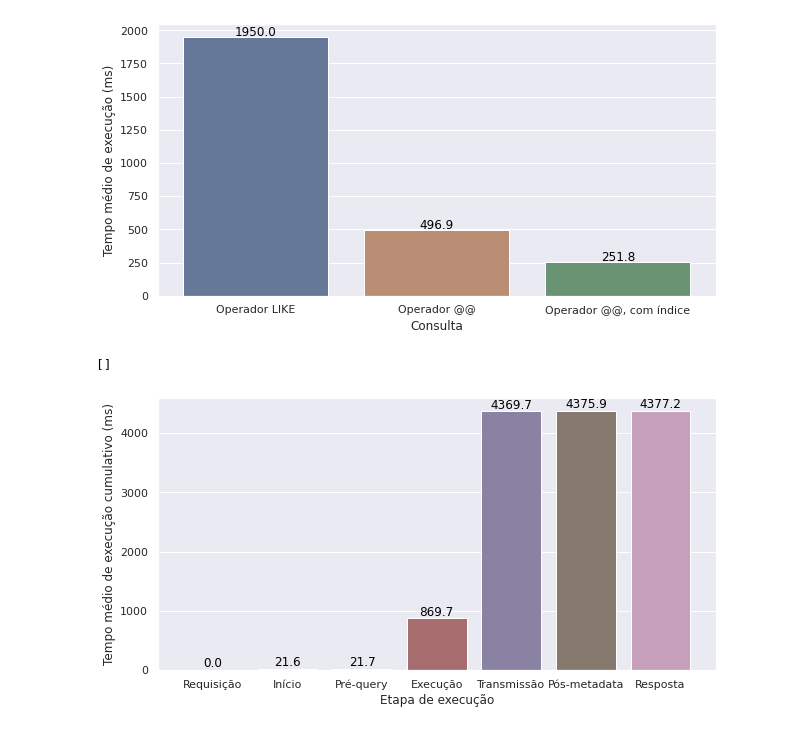
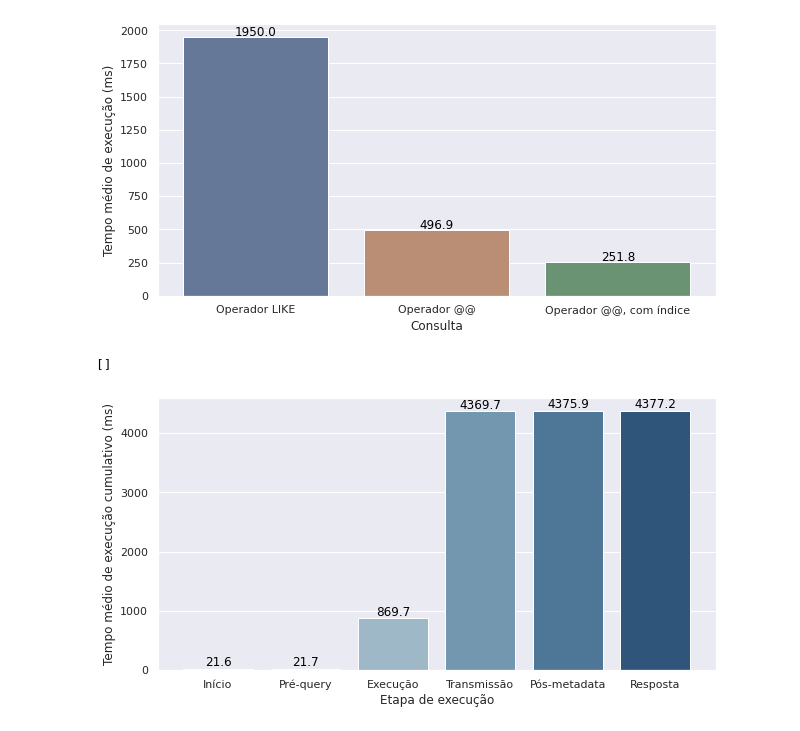
Before and after one commit to andremsouza/geo, a Jupyter notebook: database/test_perf.ipynb, the cells around one changed output. Drawn from its saved outputs; the diff is of its cells as text; code cells hidden in the pictures.

```diff
--- a/database/test_perf.ipynb
+++ b/database/test_perf.ipynb
@@ -326,9 +326,9 @@ for i in range(N):
     req = requests.get('http://localhost:5000/interviews/' + sents[randint(0, len(sents)-1)],
                        auth=requests.auth.HTTPBasicAuth('test', 'test'))
     time_end =time.time()
-    times_request = [time_begin, req.json()['time_request'], req.json()['time_prequery'], req.json()['time_execution'], req.json()['time_postquery'], req.json()['time_postmeta'], time_end]
+    times_request = [req.json()['time_request'], req.json()['time_prequery'], req.json()['time_execution'], req.json()['time_postquery'], req.json()['time_postmeta'], time_end]
 
-    t0 = 0 + times_request[0]
+    t0 = 0 + time_begin
     times_request[:3] = [(i - t0) * 1000 for i in times_request[:3]]
     tq = 0 + times_request[3]
     times_request[3] += times_request[2]
@@ -336,7 +336,7 @@ for i in range(N):
     aux.append(times_request)
 times.append(aux)
 labels.append("API")
-api_labels = ['Requisição', 'Início', 'Pré-query', 'Execução', 'Transmissão', 'Pós-metadata', 'Resposta']
+api_labels = ['Início', 'Pré-query', 'Execução', 'Transmissão', 'Pós-metadata', 'Resposta']
 # %% [markdown]
 ## Graph comparison
 # %%
@@ -372,20 +372,24 @@ plt.plot()
 [figure]
 # %%
 df2 = pd.DataFrame(times[3], columns = api_labels)
+try:
+    del df2['Requisição']
+except:
+    pass
 
 import math
 sns.set()
 plt.figure(figsize=(10, 5))
 #g = sns.barplot(data = times, units='ms')
-g = sns.barplot(data=df2, units='ms', capsize=0.1, saturation=0.5, ci=None)
+g = sns.barplot(data=df2, units='ms', capsize=0.1, saturation=0.5, ci=None, palette=sns.color_palette("Blues"))
 # g.set(yscale="log")
 for idx, i in enumerate(df2.mean()):
     g.text(idx, i+50, round(i, 1), color='black', ha="center")
 # plt.title("Comparação de desempenho para consultas sobre entrevistas (N=100)")
 plt.xlabel("Etapa de execução")
 plt.ylabel("Tempo médio de execução cumulativo (ms)")
 plt.savefig('./perf_api.png')
 plt.plot()
 # %% [output]
 []
-[figure, old version]
+[figure, new version]
```
